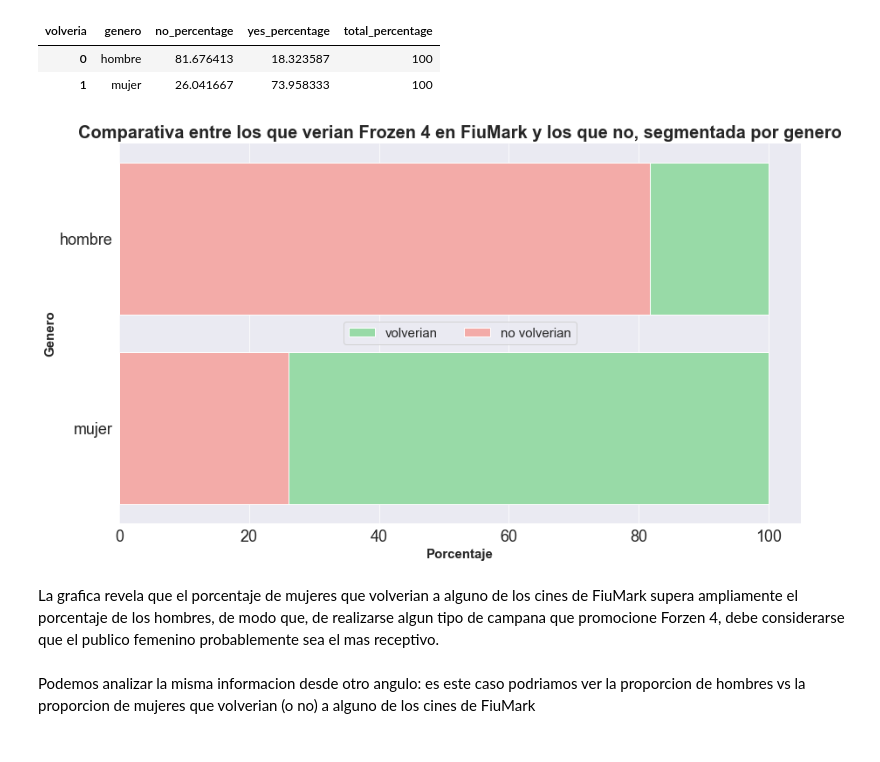
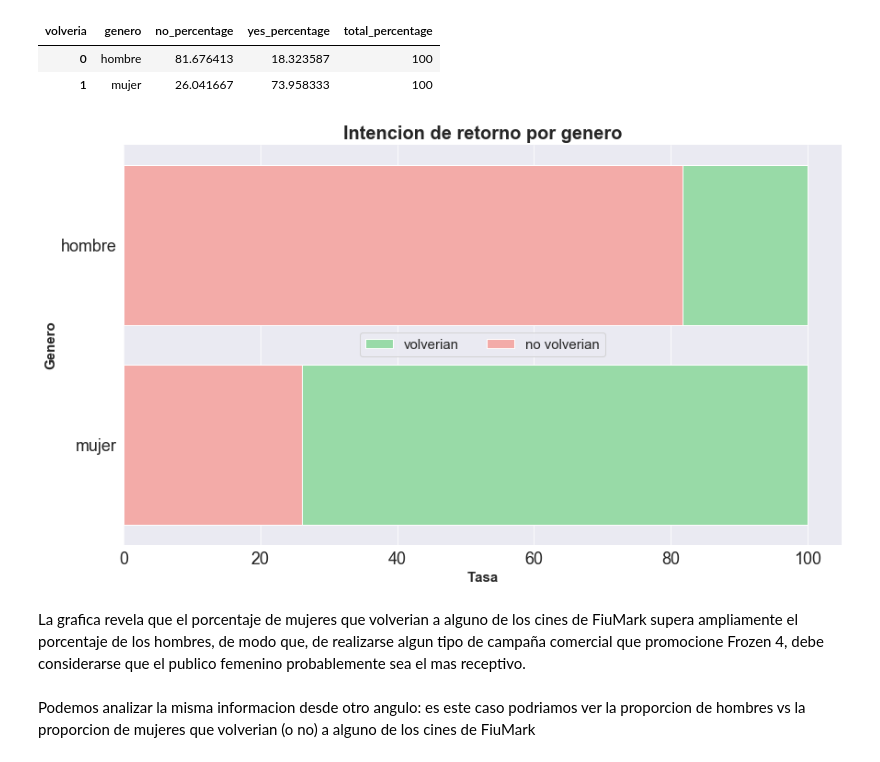
Before and after one commit to lionelguglielmone/OrgaDeCompusTP, a Jupyter notebook: tp1_main.ipynb, the cells around one changed output. Cells and saved outputs as stored; diff of their text form; code cells hidden in the pictures.

```diff
--- a/tp1_main.ipynb
+++ b/tp1_main.ipynb
@@ -203,22 +217,22 @@ df_genero_vs_target
 # %%
 sns.set_style('darkgrid')
 plt.figure(figsize = (14, 8))
 sns.set_color_codes("pastel")
 sns.barplot(x = 'total_percentage', y = 'genero', data = df_genero_vs_target, color = 'g', label = 'volverian')
 sns.barplot(x = 'no_percentage', y = 'genero', data = df_genero_vs_target, color = 'r', label = 'no volverian')
 plt.tick_params(labelsize=18)
 
 plt.legend(ncol=2, loc="center", frameon=True, fontsize = 15)
 
 sns.despine(left = True, bottom = True)
-plt.xlabel ('Porcentaje', fontweight = 'semibold', fontsize = 15)
+plt.xlabel ('Tasa', fontweight = 'semibold', fontsize = 15)
 plt.ylabel ('Genero', fontweight = 'semibold', fontsize = 15)
-plt.title ('Comparativa entre los que verian Frozen 4 en FiuMark y los que no, segmentada por genero', fontweight = 'semibold', fontsize = 20)
+plt.title ('Intencion de retorno por genero', fontweight = 'semibold', fontsize = 20)
 plt.show()
 # %% [output]
-[figure, old version]
+[figure, new version]
 # %% [markdown]
-La grafica revela que el porcentaje de mujeres que volverian a alguno de los cines de FiuMark supera ampliamente el porcentaje de los hombres, de modo que, de realizarse algun tipo de campana que promocione Forzen 4, debe considerarse que el publico femenino probablemente sea el mas receptivo.
+La grafica revela que el porcentaje de mujeres que volverian a alguno de los cines de FiuMark supera ampliamente el porcentaje de los hombres, de modo que, de realizarse algun tipo de campaña comercial que promocione Frozen 4, debe considerarse que el publico femenino probablemente sea el mas receptivo.
 # %% [markdown]
 Podemos analizar la misma informacion desde otro angulo: es este caso podriamos ver la proporcion de hombres vs la proporcion de mujeres que  volverian (o no) a alguno de los cines de FiuMark
 # %%
```
Also changed, not shown: parts of 54 cells of this notebook.
